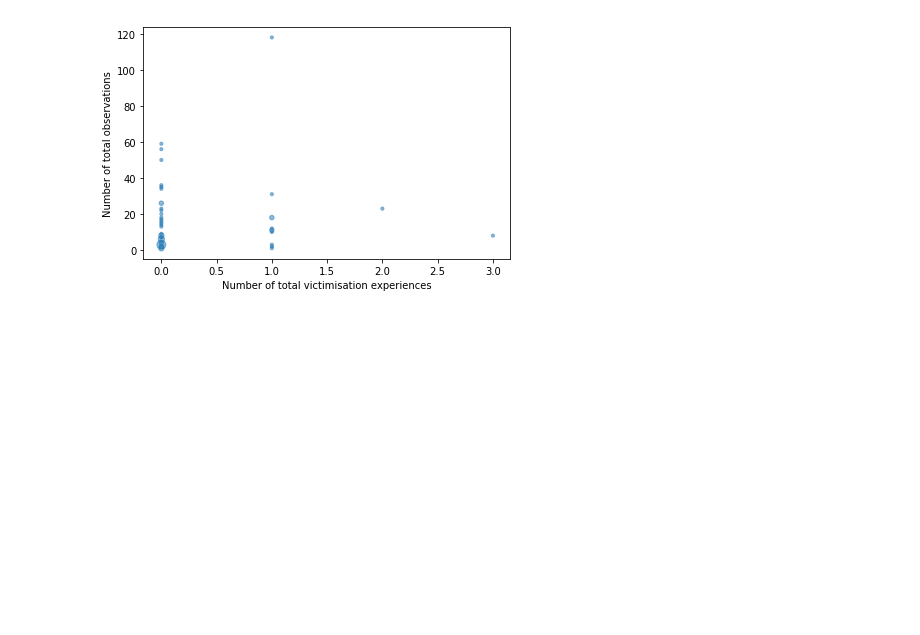
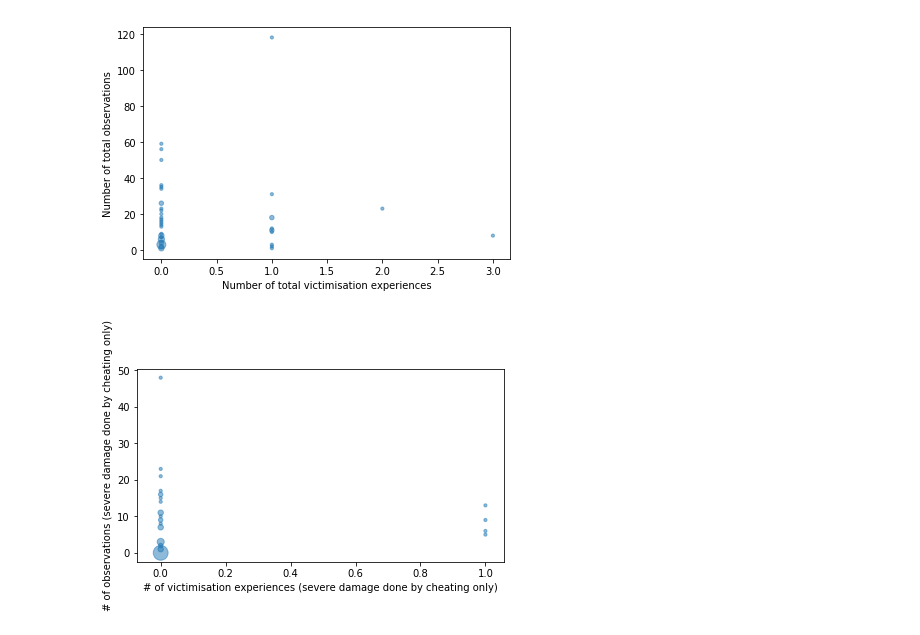
Before and after one commit to social-research/cheating, a Jupyter notebook: 06-combine-two-mechanisms.ipynb, the cells around one changed output. Saved outputs shown, nothing was run; the diff lists cells and outputs as text; code cells hidden in the pictures; blank space fills up the shorter version.

```diff
--- a/06-combine-two-mechanisms.ipynb
+++ b/06-combine-two-mechanisms.ipynb
@@ -75,12 +77,14 @@ dates_df.show(10)
 only showing top 10 rows
 # %%
 add_obs_info = spark.sql("""SELECT t.id, t.start_date,
-                            CASE WHEN total_obs IS NULL THEN 0 ELSE total_obs END AS total_obs
+                            CASE WHEN total_obs IS NULL THEN 0 ELSE total_obs END AS total_obs,
+                            CASE WHEN total_sev_dam IS NULL THEN 0 ELSE total_sev_dam END AS sev_obs
                             FROM dates_df t LEFT JOIN obs_tab o ON t.id = o.id""")
 add_obs_info.registerTempTable("add_obs_info")
 
-merged_df = spark.sql("""SELECT t.id, t.start_date, t.total_obs,
-                         CASE WHEN total_exp IS NULL THEN 0 ELSE total_exp END AS total_exp
+merged_df = spark.sql("""SELECT t.id, t.start_date, t.total_obs, sev_obs,
+                         CASE WHEN total_exp IS NULL THEN 0 ELSE total_exp END AS total_exp,
+                         CASE WHEN total_sev_exp IS NULL THEN 0 ELSE total_sev_exp END AS sev_exp
                          FROM add_obs_info t LEFT JOIN vic_tab o ON t.id = o.id""")
 merged_df.show(10)
 # %% [output]
@@ -112,8 +116,8 @@ print(motifs.count())
 ## 3. Plot the distribution of experiences and observations.
 # %%
 merged_tab = merged_df.toPandas()
-merged_tab = merged_tab.groupby(['total_obs', 'total_exp']).size().reset_index(name="freq")
-print(merged_tab)
+pairs_tab = merged_tab.groupby(['total_obs', 'total_exp']).size().reset_index(name="freq")
+print(pairs_tab)
 # %% [output]
     total_obs  total_exp  freq
 0           1          0     3
@@ -134,0 +139,3 @@ print(merged_tab)
+# %%
+sev_pairs_tab = merged_tab.groupby(['sev_obs', 'sev_exp']).size().reset_index(name="freq")
+print(sev_pairs_tab)
@@ -142,3 +167,14 @@ plt.tight_layout()
 plt.show()
 # %% [output]
 [figure]
+# %%
+# Create a scatter plot.
+fig = plt.scatter(sev_pairs_tab['sev_exp'], sev_pairs_tab['sev_obs'],
+                  s=sev_pairs_tab['freq']*10, alpha=0.5)
+plt.title('')
+plt.xlabel('# of victimisation experiences (severe damage done by cheating only)')
+plt.ylabel('# of observations (severe damage done by cheating only)')
+plt.tight_layout()
+plt.show()
+# %% [output]
+[figure, added]
```
Also changed, not shown: parts of 27 cells of this notebook, 2 other files.
